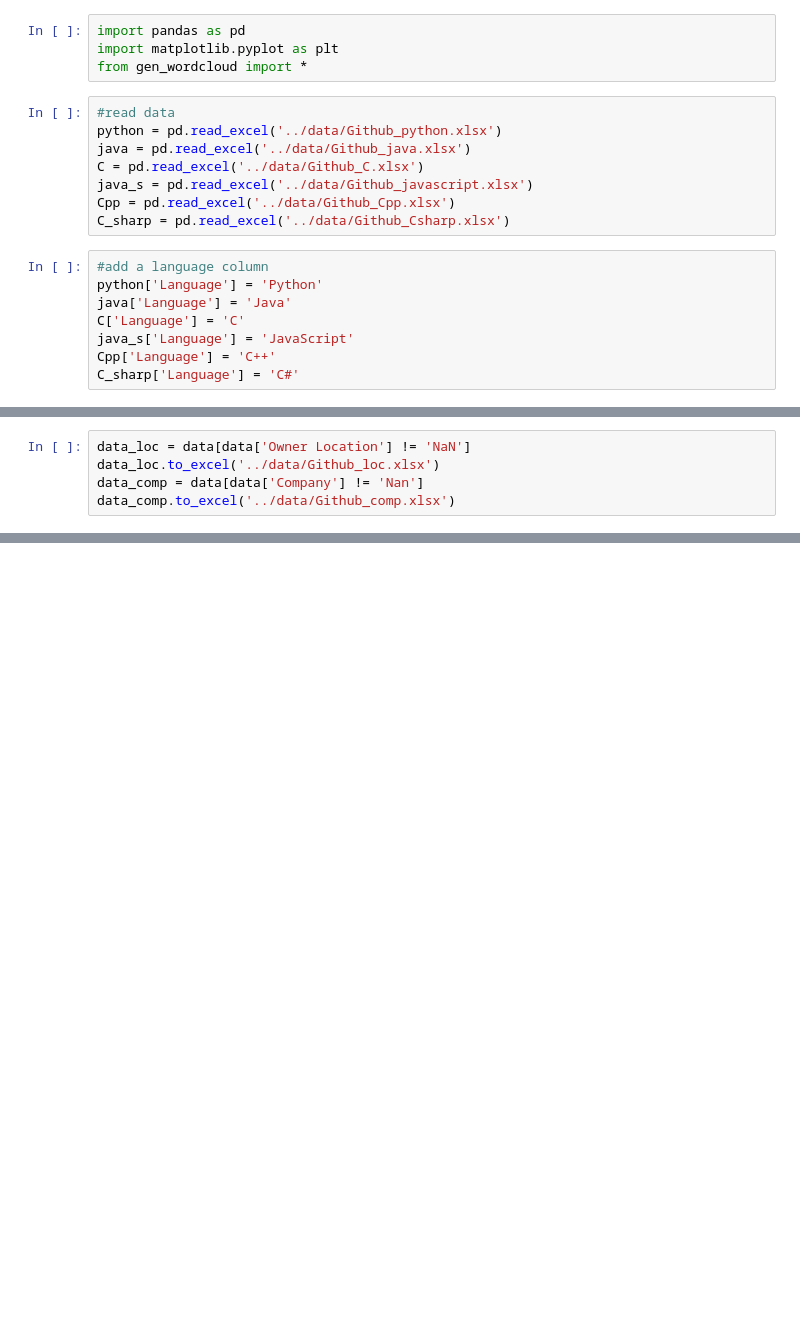
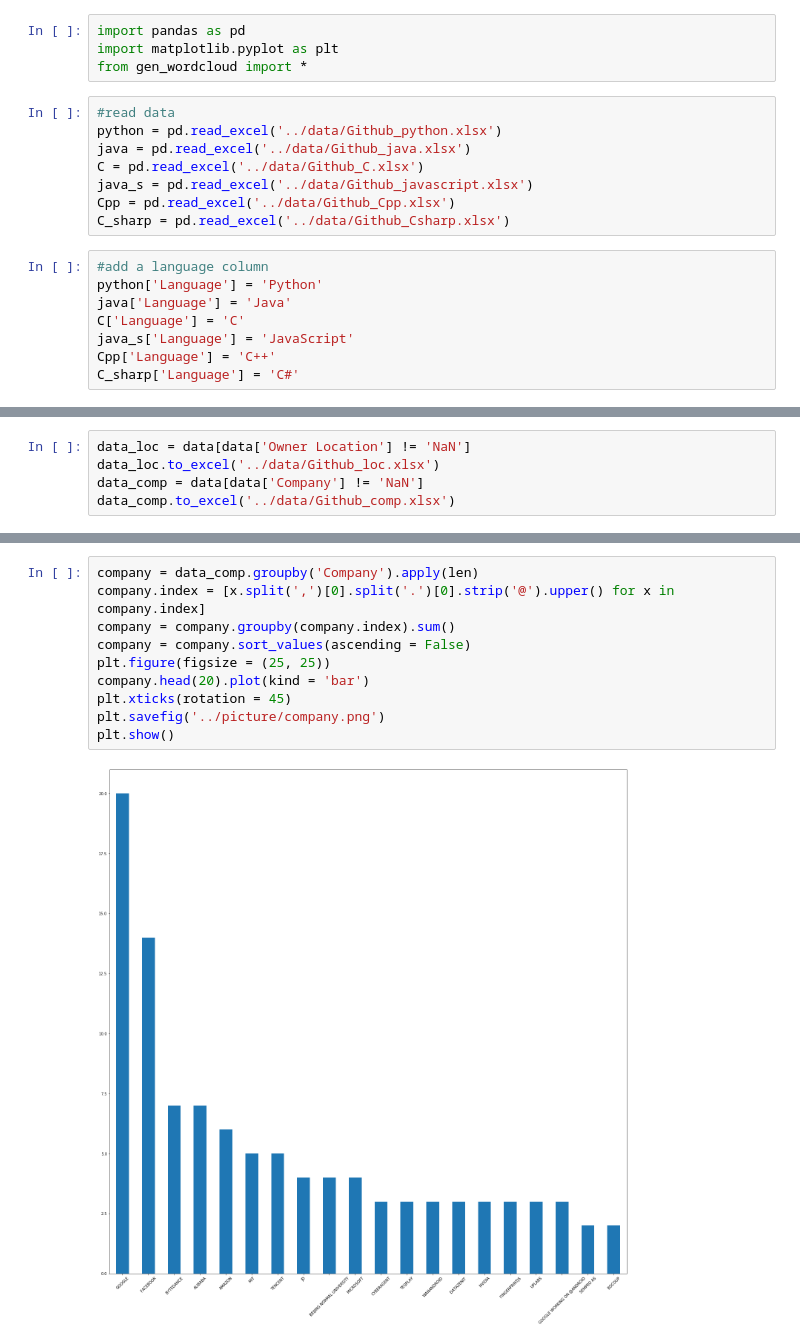
Before and after one commit to Chenyang-Zhang/-Python-, a Jupyter notebook: code/Analyze.ipynb, the cells around one changed output, grey strips where cells are left out. Saved outputs shown, nothing was run; the diff lists cells and outputs as text; blank space fills up the shorter version.

```diff
--- a/code/Analyze.ipynb
+++ b/code/Analyze.ipynb
@@ -67,6 +108,6 @@ data
 # %%
 data_loc = data[data['Owner Location'] != 'NaN']
 data_loc.to_excel('../data/Github_loc.xlsx')
-data_comp = data[data['Company'] != 'Nan']
+data_comp = data[data['Company'] != 'NaN']
 data_comp.to_excel('../data/Github_comp.xlsx')
 # %%
@@ -116,0 +147,12 @@ dtype: int64
+# %%
+company = data_comp.groupby('Company').apply(len)
+company.index = [x.split(',')[0].split('.')[0].strip('@').upper() for x in company.index]
+company = company.groupby(company.index).sum()
+company = company.sort_values(ascending = False)
+plt.figure(figsize = (25, 25))
+company.head(20).plot(kind = 'bar')
+plt.xticks(rotation = 45)
+plt.savefig('../picture/company.png')
+plt.show()
+# %% [output]
+[figure, added]
```
Also changed, not shown: parts of 9 cells of this notebook, 13 other files.
